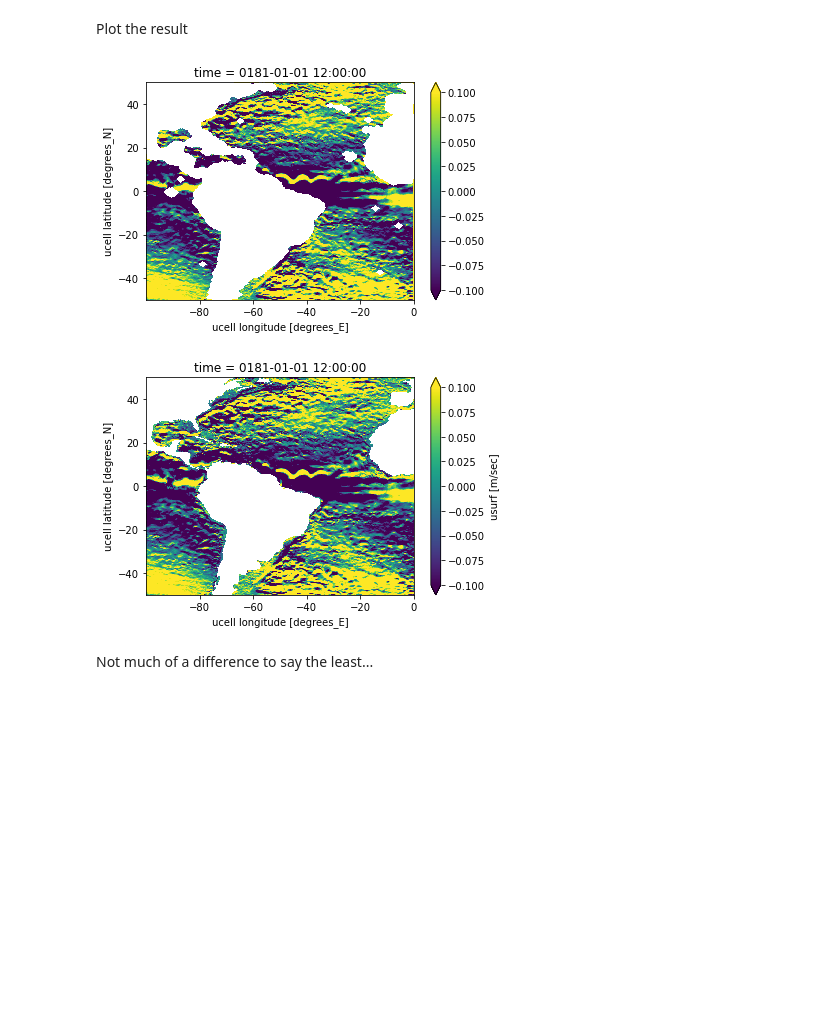
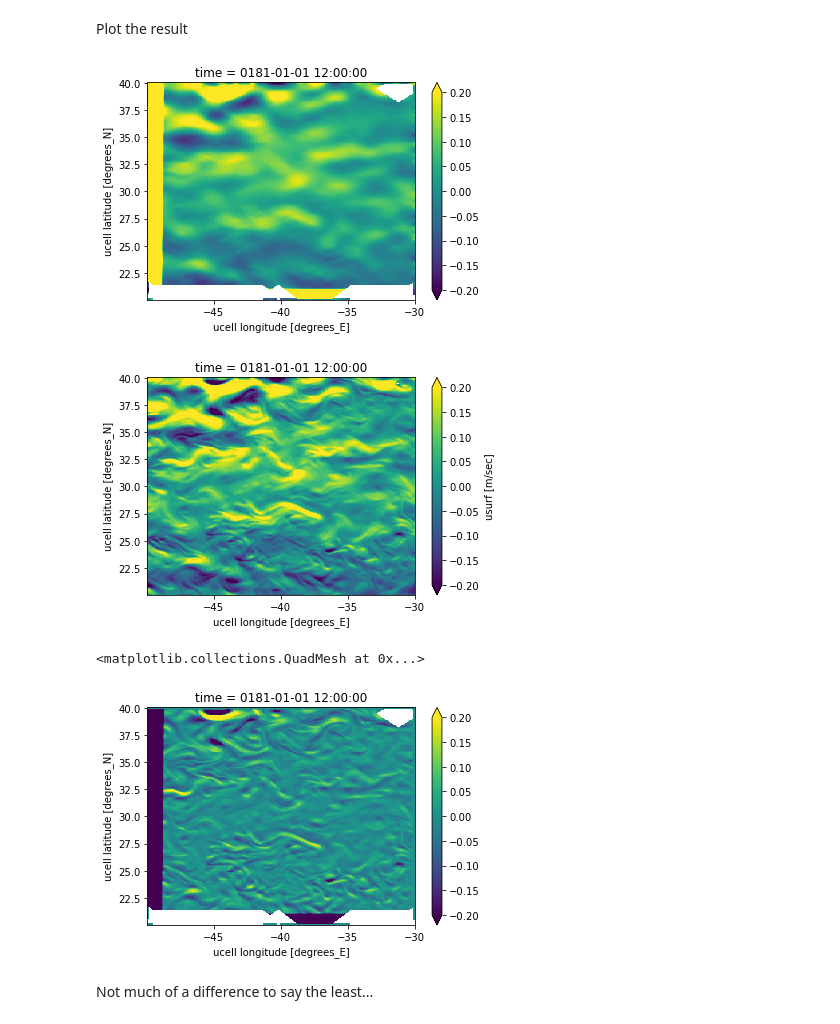
Before and after one commit to ocean-eddy-cpt/gcm-filters, a Jupyter notebook: mom5_example/compare_filters.ipynb, the cells around one changed output. Drawn from its saved outputs; the diff is of its cells as text; code cells hidden in the pictures; blank space fills up the shorter version.

Commit message:
First working version of Laplacian-based filtering

```diff
--- a/mom5_example/compare_filters.ipynb
+++ b/mom5_example/compare_filters.ipynb
@@ -32,6 +31,12 @@ Problem: we need the grid vars to be on the same grid as the field to
 be filtered. Here I've interpolated, but I think this is not right,
 we can probably just redefine the coords of dxt and dyt to be those of the
 velocities, we'll just have to be careful.
-# %%
-grid_data = grid_data.interp(dict(xt_ocean=data.xu_ocean,
-                                  yt_ocean=data.yu_ocean))
+# %%
+grid_data['dxt'] = grid_data['dxt'].interp(dict(xt_ocean=data.xu_ocean,
+                                  yt_ocean=data.yu_ocean))
+grid_data['dyt'] = grid_data['dyt'].interp(dict(xt_ocean=data.xu_ocean,
+                                  yt_ocean=data.yu_ocean))
+grid_data = grid_data.sel(xu_ocean=slice(-50, -30), yu_ocean=slice(20, 40))
+del grid_data['xt_ocean']
+del grid_data['yt_ocean']
+print(grid_data)
@@ -38,9 +58,10 @@ grid_data = grid_data.interp(dict(xt_ocean=data.xu_ocean,
 # %% [markdown]
 Create the filter and print its specs
 # %%
-cartesian_filter = filter.Filter(filter_scale, dx_min=1, n_steps=10,
+dx_min = np.min(grid_data['dxt'].values)
+mom5_filter = filter.Filter(16*dx_min, dx_min=dx_min, n_steps=15,
                                  filter_shape=filter.FilterShape.GAUSSIAN,
-                                 grid_vars=grid_data[['dxt', 'dyt']],
+                                 grid_vars=grid_data,
                                  grid_type=GridType.MOM5)
-print(cartesian_filter.filter_spec)
+print(mom5_filter.filter_spec)
 # %% [output]
@@ -49,18 +72,22 @@ FilterSpec(n_lap_steps=10, s_l=array([ 0.86907727,  2.13312077,  4.15395528,  6.
 # %% [markdown]
 Carry out filtering operation
 # %%
-filtered_data = cartesian_filter.apply(data, dims=['yu_ocean', 'xu_ocean'])
+filtered_data = mom5_filter.apply(data, dims=['yu_ocean', 'xu_ocean'])
 # %% [markdown]
 Plot the result
 # %%
 plt.figure()
-filtered_data.plot(vmin=-0.1, vmax=0.1)
+filtered_data.plot(vmin=-0.2, vmax=0.2)
 plt.figure()
-data.plot(vmin=-0.1, vmax=0.1)
+data.plot(vmin=-0.2, vmax=0.2)
 plt.show()
+plt.figure()
+(data-filtered_data).plot(vmin=-0.2, vmax=0.2)
 # %% [output]
-[figure, old version]
+[figure, new version]
-[figure, old version]
+[figure, new version]
+<matplotlib.collections.QuadMesh at 0x...>
+[figure, added]
 # %% [markdown]
 Not much of a difference to say the least...
 # %% [markdown]
```
Also changed, not shown: parts of 5 cells of this notebook.
